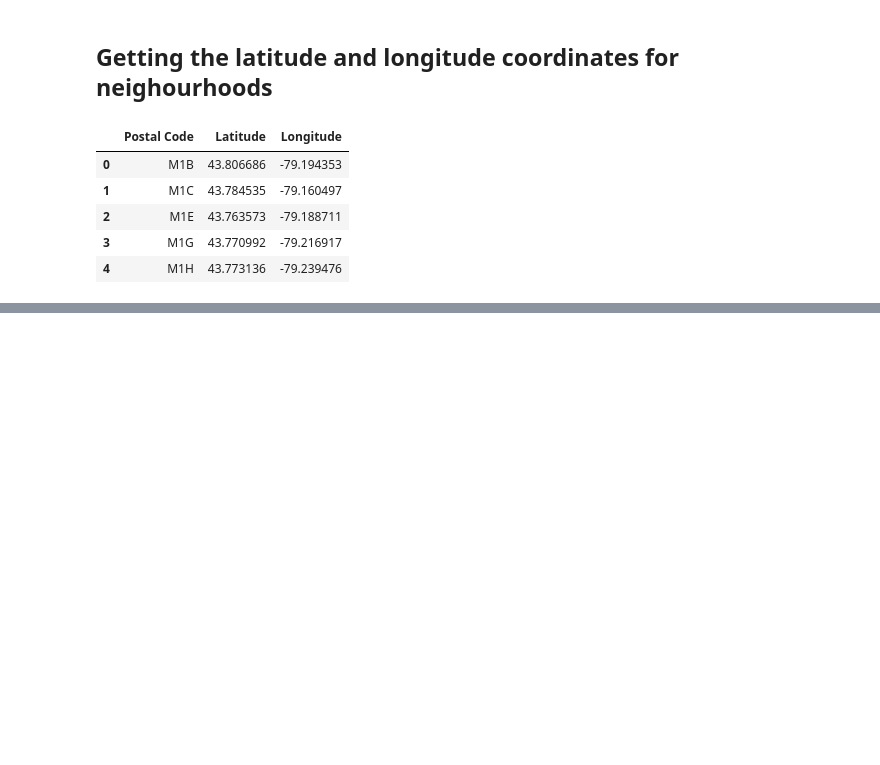
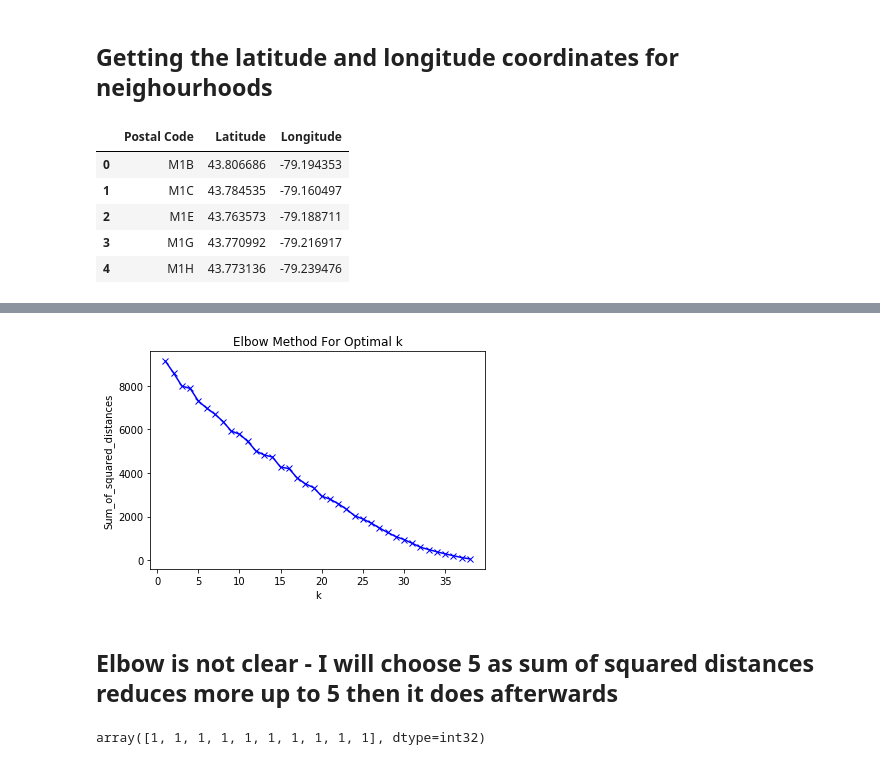
Before and after one commit to k80spalding/Coursera_Capstone, a Jupyter notebook: Segmenting and Clustering Toronto Neighborhoods.ipynb, the cells around one changed output, grey strips where cells are left out. Saved outputs shown, nothing was run; the diff lists cells and outputs as text; code cells hidden in the pictures; blank space fills up the shorter version.

```diff
--- a/Segmenting and Clustering Toronto Neighborhoods.ipynb
+++ b/Segmenting and Clustering Toronto Neighborhoods.ipynb
@@ -180,0 +480,30 @@ geodf.head(12)
+# %%
+Sum_of_squared_distances = []
+K = range(1,39)
+for k in K:
+    km = KMeans(n_clusters=k)
+    km = km.fit(toronto_grouped_transformed)
+    Sum_of_squared_distances.append(km.inertia_)
+# %%
+plt.plot(K, Sum_of_squared_distances, 'bx-')
+plt.xlabel('k')
+plt.ylabel('Sum_of_squared_distances')
+plt.title('Elbow Method For Optimal k')
+plt.show()
+# %% [output]
+[figure, added]
+# %% [markdown]
+## Elbow is not clear - I will choose 5 as sum of squared distances reduces more up to 5 then it does afterwards
+# %%
+# set number of clusters
+kclusters = 5
+
+toronto_grouped_clustering = toronto_grouped.drop('Neighbourhood', 1)
+
+# run k-means clustering
+kmeans = KMeans(n_clusters=kclusters, random_state=0).fit(toronto_grouped_clustering)
+
+# check cluster labels generated for each row in the dataframe
+kmeans.labels_[0:10]
+# %% [output]
+array([1, 1, 1, 1, 1, 1, 1, 1, 1, 1], dtype=int32)
```
Also changed, not shown: parts of 49 cells of this notebook.
